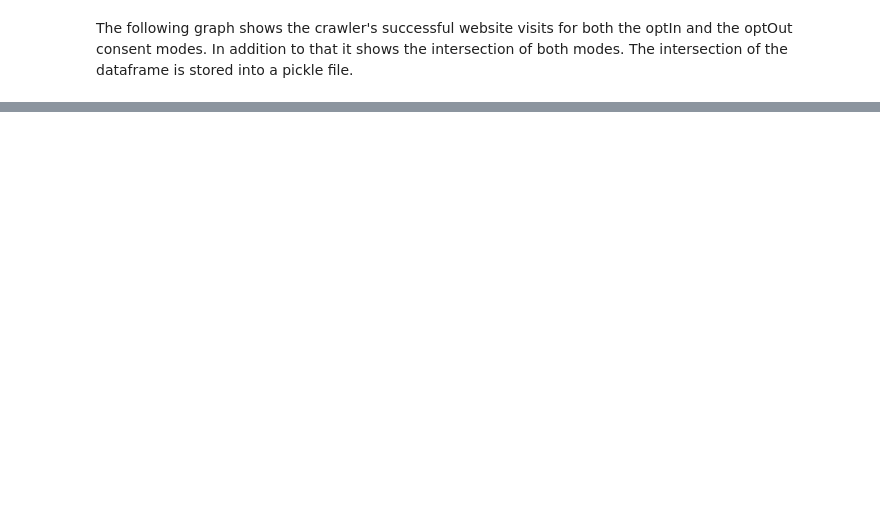
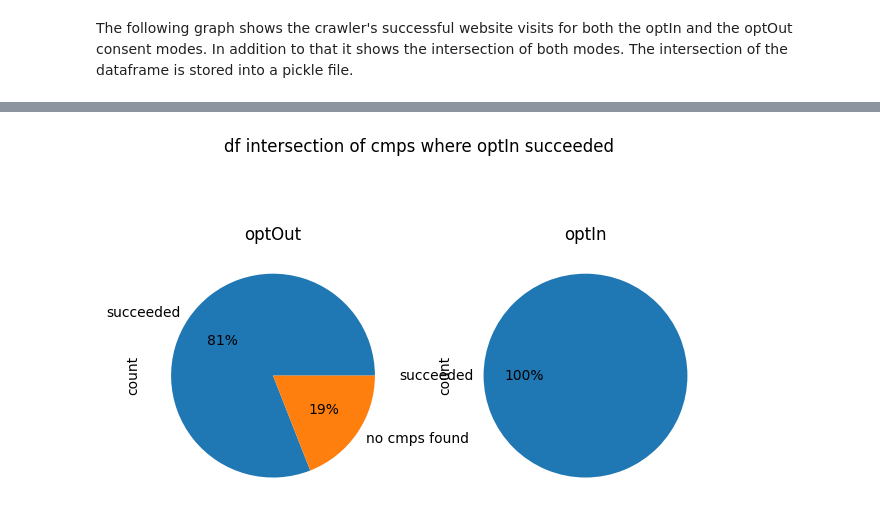
Before and after one commit to woutgit/sendBeacon-crawler, a Jupyter notebook: analysis/load_dataframe.ipynb, the cells around one changed output, grey strips where cells are left out. Drawn from its saved outputs; the diff is of its cells as text; code cells hidden in the pictures; blank space fills up the shorter version.

```diff
--- a/analysis/load_dataframe.ipynb
+++ b/analysis/load_dataframe.ipynb
@@ -64,0 +100,20 @@ plt.show()
+# %%
+df_optIn_cmps_succeeded_only = df_optIn[df_optIn['cmps'] == "succeeded"]
+
+val = np.intersect1d(df_optIn_cmps_succeeded_only['initialUrl'], df_intersection_cmps_ignore_fails['initialUrl'])
+
+df_intersection_cmps_succeeded_only = df[df['initialUrl'].isin(val)]
+df_intersection_cmps_succeeded_only.to_pickle("data/intersection_cmps_succeeded_only.pkl")
+
+fig, axis = plt.subplots(1, 2)
+fig.suptitle("df intersection of cmps where optIn succeeded")
+fig.tight_layout()
+
+values = df_intersection_cmps_succeeded_only.groupby('autoconsent_action').cmps.value_counts()
+
+values['optOut'].plot(kind='pie', autopct='%.0f%%', title='optOut', ax=axis[0])
+values['optIn'].plot(kind='pie', autopct='%.0f%%', title='optIn', ax=axis[1])
+
+plt.show()
+# %% [output]
+[figure, added]
```
Also changed, not shown: parts of 5 cells of this notebook, 12 other files.
